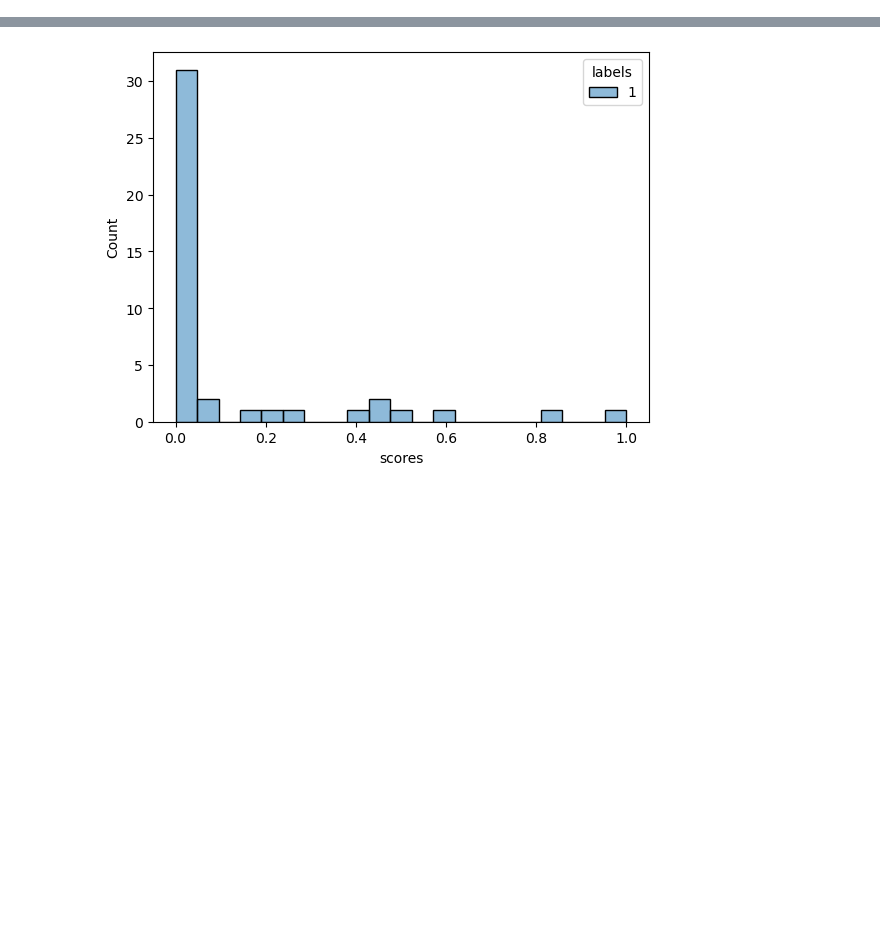
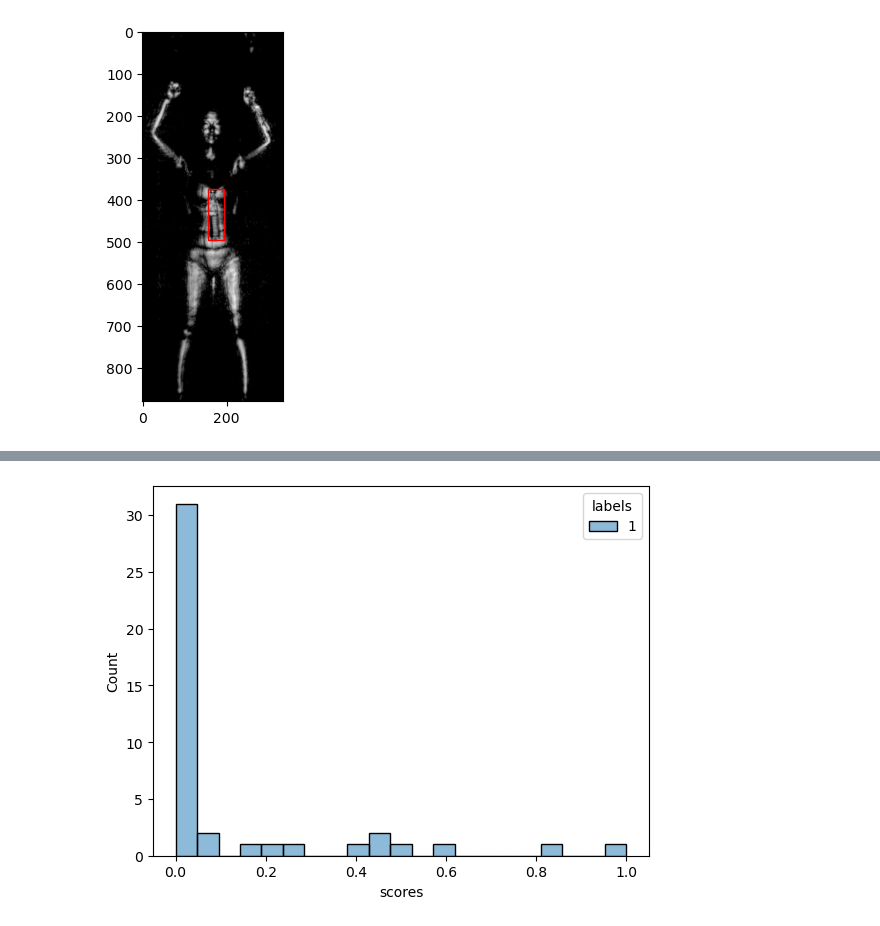
Before and after one commit to Redcof/Skip-Attention-GAN, a Jupyter notebook: anomaly_histogram.ipynb, the cells around one changed output, grey strips where cells are left out. Saved outputs shown, nothing was run; the diff lists cells and outputs as text; code cells hidden in the pictures; blank space fills up the shorter version.

```diff
--- a/anomaly_histogram.ipynb
+++ b/anomaly_histogram.ipynb
@@ -2,4 +2,14 @@
 import pandas as pd
 import numpy as np
 import matplotlib.pyplot as plt
+import matplotlib.patches as patches
 import seaborn as sns
+import pathlib
+data_root = pathlib.Path("/Users/soumen/Downloads/Datasets/ActiveTerahertzImagingDataset/THZ_dataset_det_VOC")
+img_root = data_root / "JPEGImages"
+xml_root = data_root / "Annotations"
+import cv2
+patch_db = "customdataset/atz/atz_patch_dataset__3_128_36_v2_10%_30_99%.csv"
+df_patch = pd.read_csv(patch_db)
+
+df_patch.head()
@@ -34,3 +200,18 @@ df.head()
+# %%
+img = cv2.imread(str(img_root / "D_P_F1_CK_F_LA_WB_F_S_front_0907140855.jpg"))
+
+
+x1,y1,x2,y2 = 155	,375	,194	,495
+# x1,y1,x2,y2= 412	,103	,540	,231
+ax = plt.subplot(111)
+ax.imshow(img)
+rect = patches.Rectangle((x1, y1), abs(x2-x1), abs(y2-y1), linewidth=1, edgecolor='r', facecolor='none')
+# Add the patch to the Axes
+ax.add_patch(rect)
+
+plt.show()
+# %% [output]
+[figure, added]
 # %%
 df[df['labels']==1].describe()
 # %% [output]
```
Also changed, not shown: parts of 16 cells of this notebook, 4 other files.
